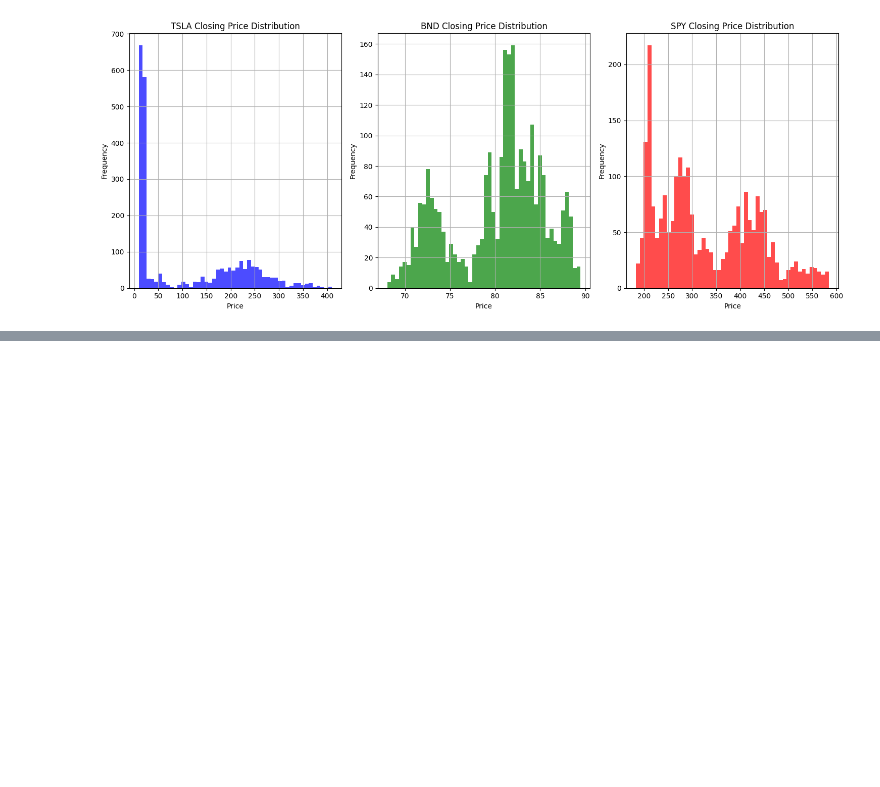
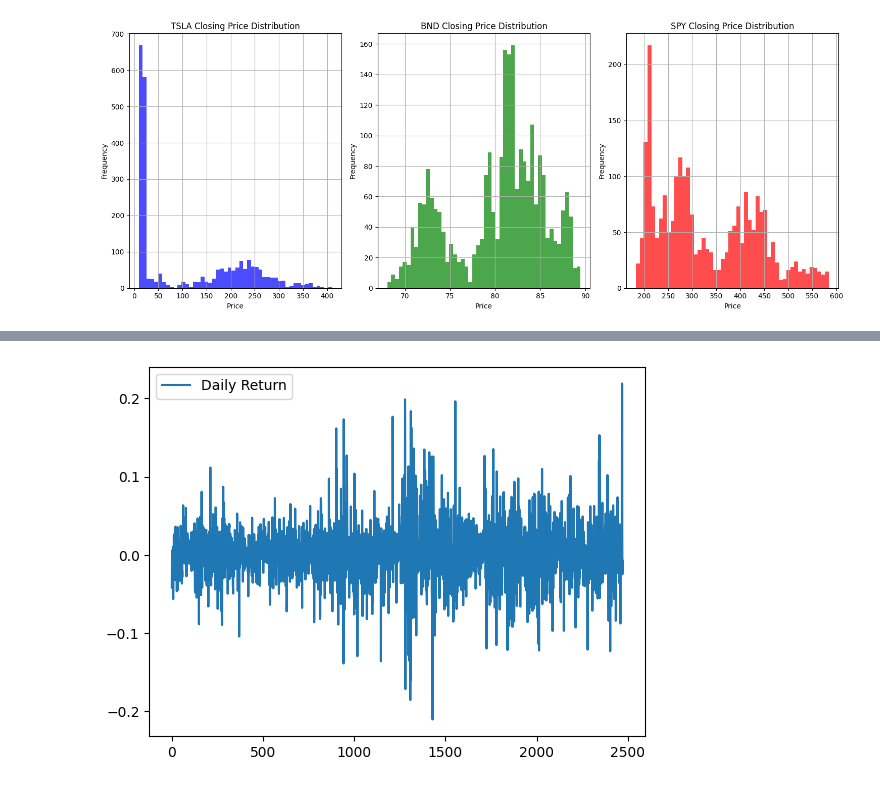
Before and after one commit to Begizew2112/10academy_kifiya-AIMweek-11, a Jupyter notebook: notebook/preprocessing.ipynb, the cells around one changed output, grey strips where cells are left out. Drawn from its saved outputs; the diff is of its cells as text; code cells hidden in the pictures; blank space fills up the shorter version.

```diff
--- a/notebook/preprocessing.ipynb
+++ b/notebook/preprocessing.ipynb
@@ -302,0 +362,7 @@ plt.show()
+# %%
+df1['Daily_Return'] = df1['Close TSLA'].pct_change()
+df1['Daily_Return'].plot(label='Daily Return')
+plt.legend()
+plt.show()
+# %% [output]
+[figure, added]
```
Also changed, not shown: parts of 11 cells of this notebook.
